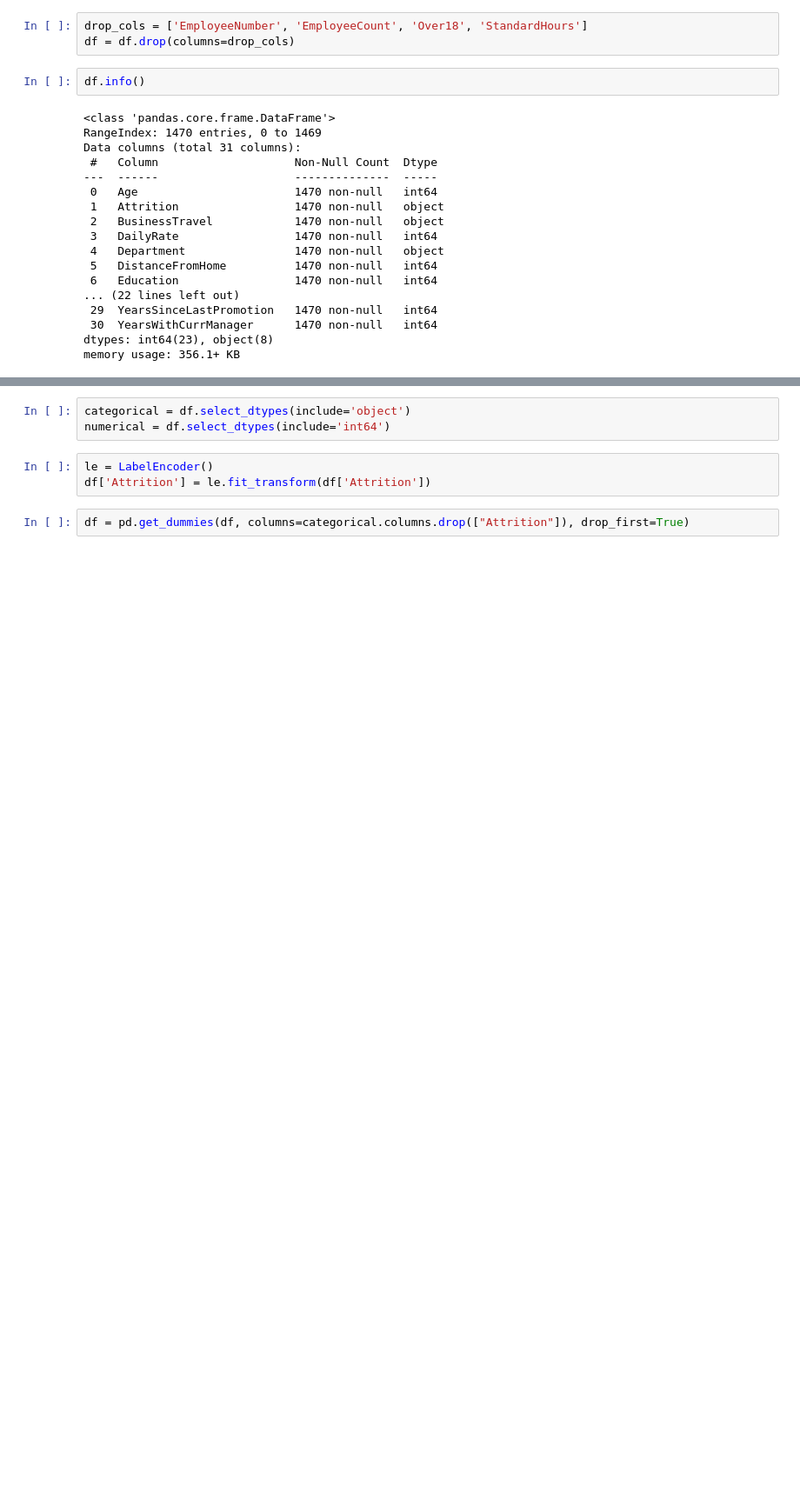
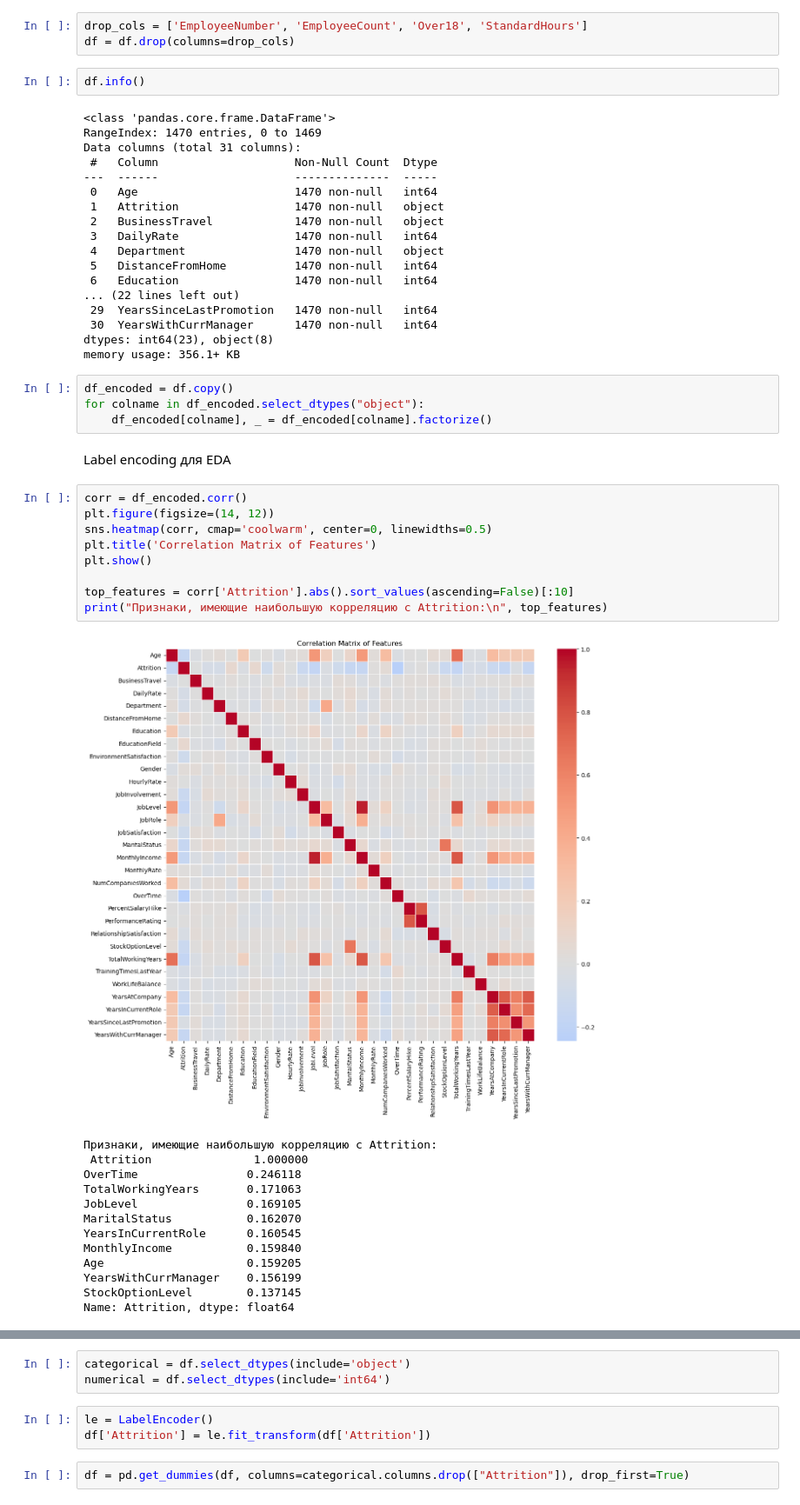
Before and after one commit to artzsh/Kursovaya_2, a Jupyter notebook: Kursovaya_2.ipynb, the cells around one changed output, grey strips where cells are left out. Shown at 87% size. Saved outputs shown, nothing was run; the diff lists cells and outputs as text; blank space fills up the shorter version.

```diff
--- a/Kursovaya_2.ipynb
+++ b/Kursovaya_2.ipynb
@@ -116,3 +122,32 @@ Data columns (total 31 columns):
  30  YearsWithCurrManager      1470 non-null   int64
 dtypes: int64(23), object(8)
 memory usage: 356.1+ KB
+# %%
+df_encoded = df.copy()
+for colname in df_encoded.select_dtypes("object"):
+    df_encoded[colname], _ = df_encoded[colname].factorize()
+# %% [markdown]
+Label encoding для EDA
+# %%
+corr = df_encoded.corr()
+plt.figure(figsize=(14, 12))
+sns.heatmap(corr, cmap='coolwarm', center=0, linewidths=0.5)
+plt.title('Correlation Matrix of Features')
+plt.show()
+
+top_features = corr['Attrition'].abs().sort_values(ascending=False)[:10]
+print("Признаки, имеющие наибольшую корреляцию с Attrition:\n", top_features)
+# %% [output]
+[figure, added]
+Признаки, имеющие наибольшую корреляцию с Attrition:
+ Attrition               1.000000
+OverTime                0.246118
+TotalWorkingYears       0.171063
+JobLevel                0.169105
+MaritalStatus           0.162070
+YearsInCurrentRole      0.160545
+MonthlyIncome           0.159840
+Age                     0.159205
+YearsWithCurrManager    0.156199
+StockOptionLevel        0.137145
+Name: Attrition, dtype: float64
```
Also changed, not shown: parts of 19 cells of this notebook.
